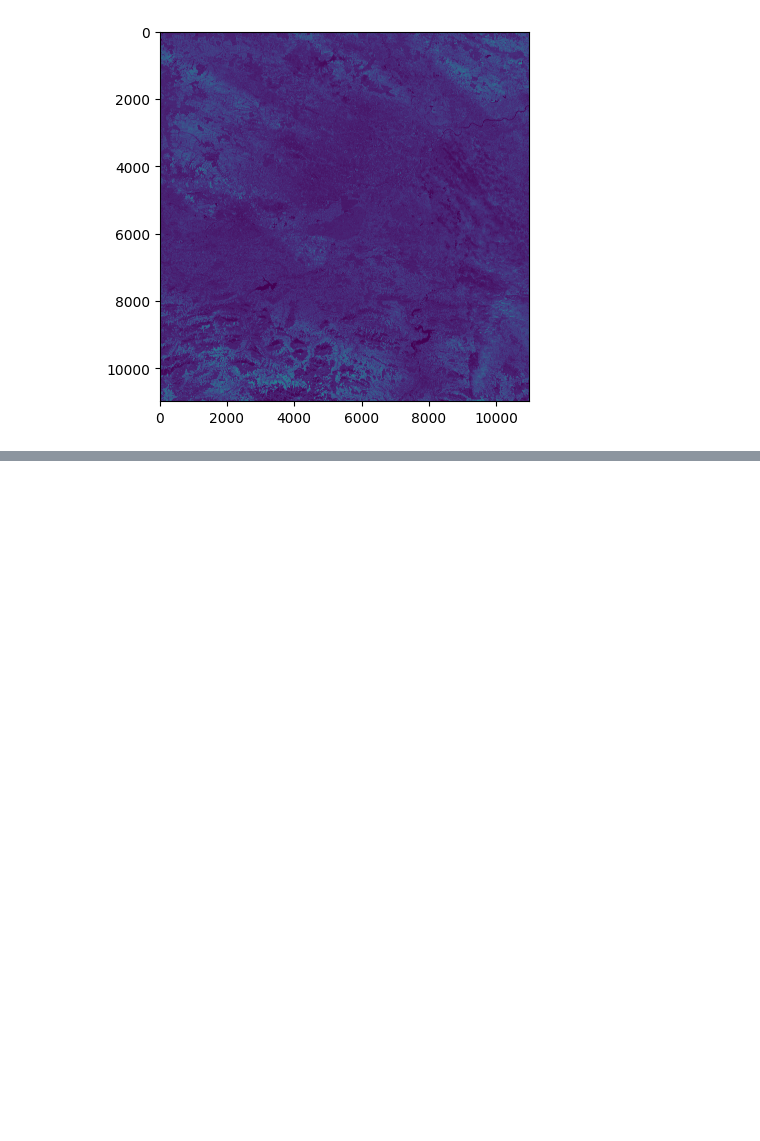
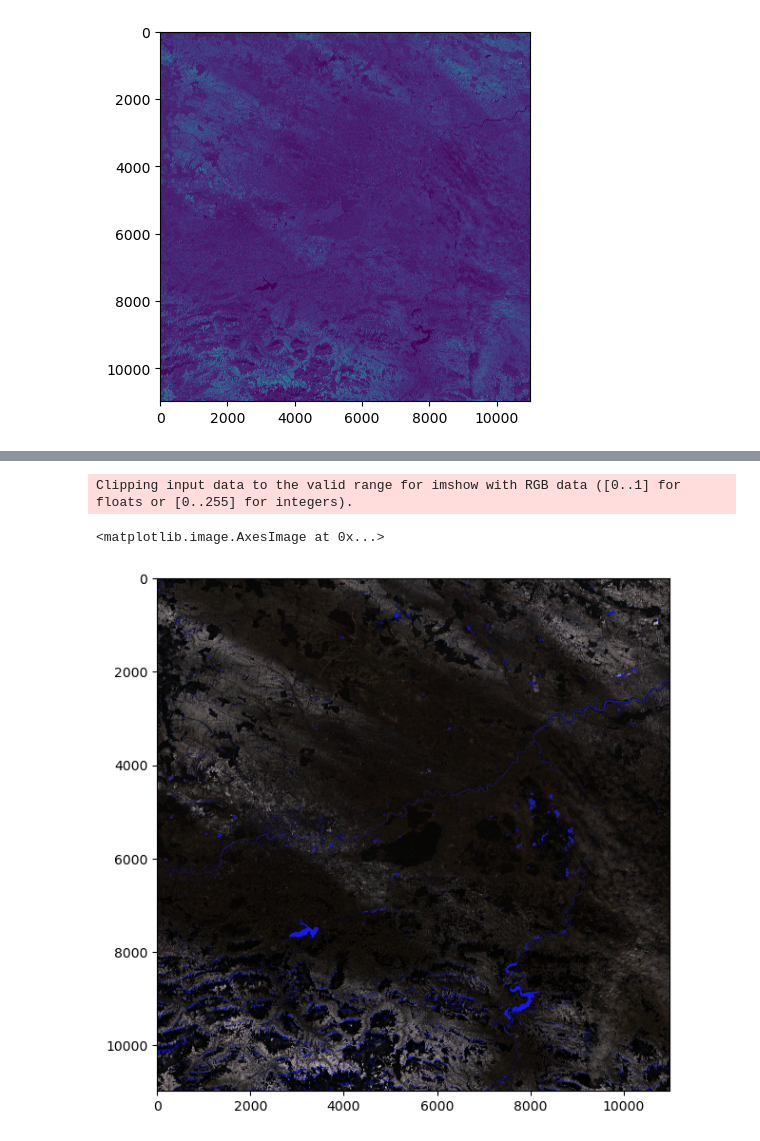
Before and after one commit to rafalgrm/senti-water, a Jupyter notebook: download_bbox.ipynb, the cells around one changed output, grey strips where cells are left out. Drawn from its saved outputs; the diff is of its cells as text; code cells hidden in the pictures; blank space fills up the shorter version.

```diff
--- a/download_bbox.ipynb
+++ b/download_bbox.ipynb
@@ -71,0 +123,12 @@ plt.imshow(image_ndwi.astype('uint16'))
+# %%
+rgb = np.stack([img['B04'], img['B03'], img['B02']], axis=-1)
+rgb = rgb/rgb.max() * 2
+
+rgb[water_mask] = [0.1, 0.1, 0.9]
+
+plt.figure(figsize=(7,7))
+plt.imshow(rgb)
+# %% [output]
+Clipping input data to the valid range for imshow with RGB data ([0..1] for floats or [0..255] for integers).
+<matplotlib.image.AxesImage at 0x...>
+[figure, added]
```
Also changed, not shown: parts of 6 cells of this notebook, 2 other files.
